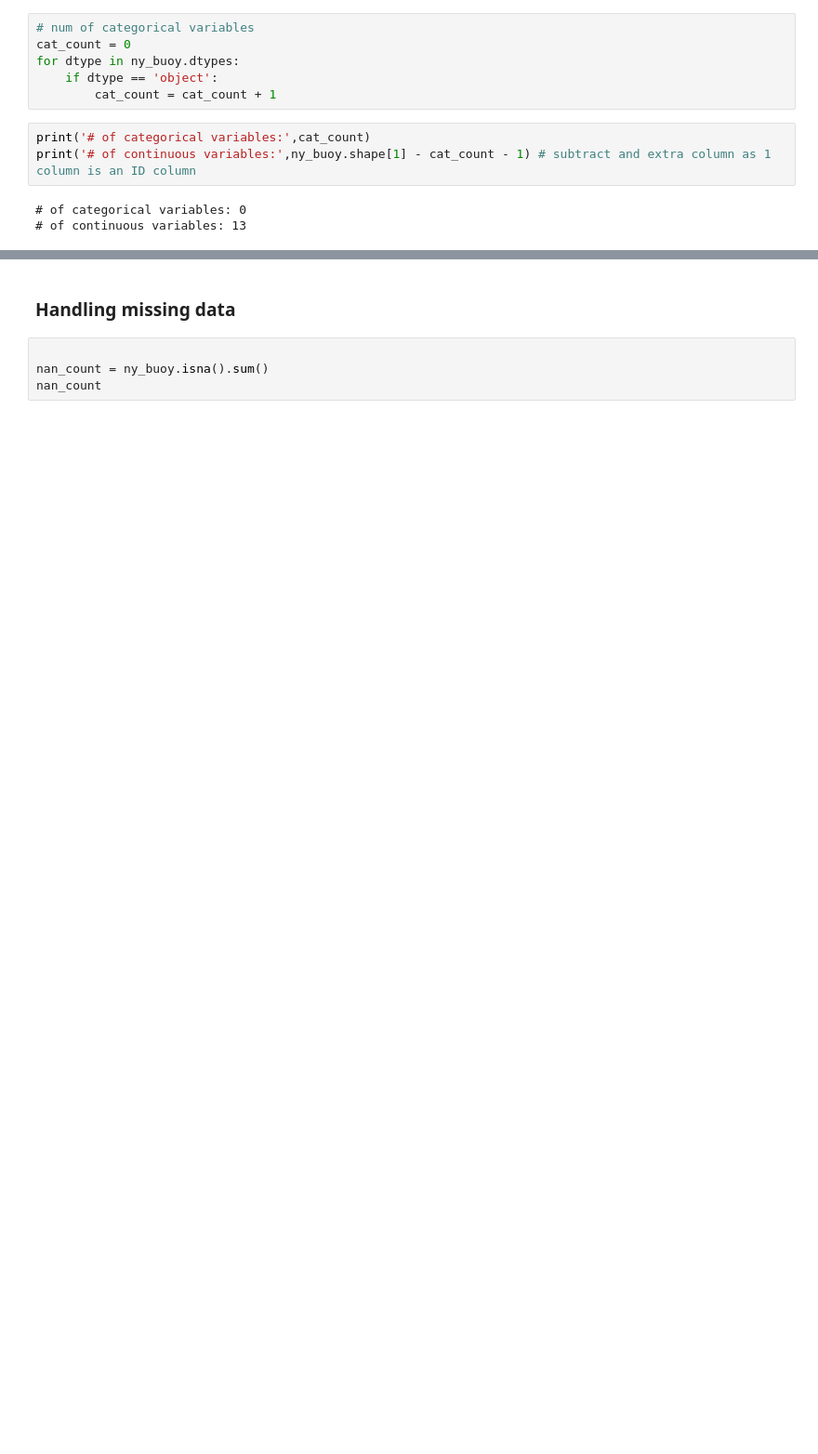
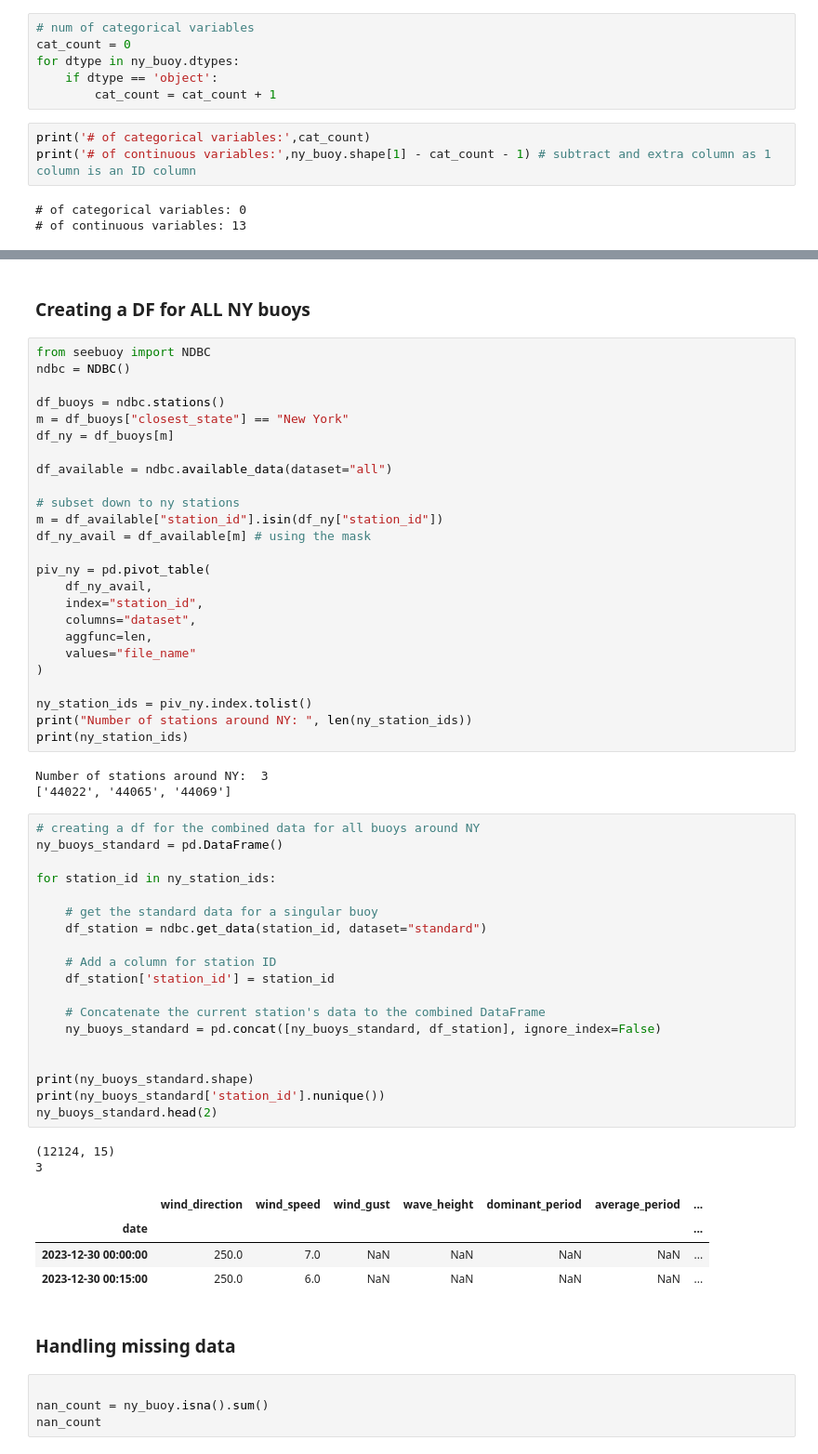
Before and after one commit to usd-cs/Benchmark-Code, a Jupyter notebook: mw_roughdraft.ipynb, the cells around one changed output, grey strips where cells are left out. Shown at 93% size. Cells and saved outputs as stored; diff of their text form; blank space fills up the shorter version.

Commit message:
doing mulitple buoys

```diff
--- a/mw_roughdraft.ipynb
+++ b/mw_roughdraft.ipynb
@@ -104,3 +98,59 @@ ny_buoys.head()
+# %% [markdown]
+### Creating a DF for ALL NY buoys
+# %%
+from seebuoy import NDBC
+ndbc = NDBC()
+
+df_buoys = ndbc.stations()
+m = df_buoys["closest_state"] == "New York"
+df_ny = df_buoys[m]
+
+df_available = ndbc.available_data(dataset="all")
+
+# subset down to ny stations
+m = df_available["station_id"].isin(df_ny["station_id"])
+df_ny_avail = df_available[m] # using the mask
+
+piv_ny = pd.pivot_table(
+    df_ny_avail,
+    index="station_id",
+    columns="dataset",
+    aggfunc=len,
+    values="file_name"
+)
+
+ny_station_ids = piv_ny.index.tolist()
+print("Number of stations around NY: ", len(ny_station_ids))
+print(ny_station_ids)
+# %% [output]
+Number of stations around NY:  3
+['44022', '44065', '44069']
+# %%
+# creating a df for the combined data for all buoys around NY
+ny_buoys_standard = pd.DataFrame()
+
+for station_id in ny_station_ids:
+
+    # get the standard data for a singular buoy
+    df_station = ndbc.get_data(station_id, dataset="standard")
+
+    # Add a column for station ID
+    df_station['station_id'] = station_id
+
+    # Concatenate the current station's data to the combined DataFrame
+    ny_buoys_standard = pd.concat([ny_buoys_standard, df_station], ignore_index=False)
+
+
+print(ny_buoys_standard.shape)
+print(ny_buoys_standard['station_id'].nunique())
+ny_buoys_standard.head(2)
+# %% [output]
+(12124, 15)
+3
+|  | wind_direction | wind_speed | wind_gust | wave_height | dominant_period | average_period | ... |
+| date |  |  |  |  |  |  | ... |
+| 2023-12-30 00:00:00 | 250.0 | 7.0 | NaN | NaN | NaN | NaN | ... |
+| 2023-12-30 00:15:00 | 250.0 | 6.0 | NaN | NaN | NaN | NaN | ... |
 # %% [markdown]
 ### Handling missing data
 # %%
```
Also changed, not shown: parts of 23 cells of this notebook.
